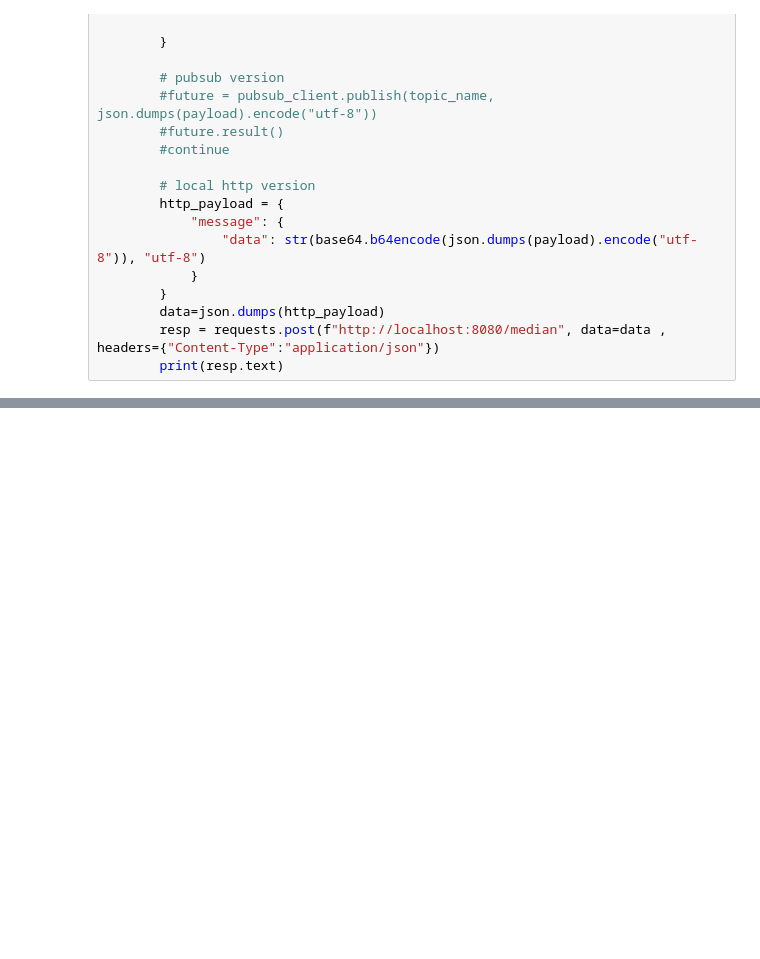
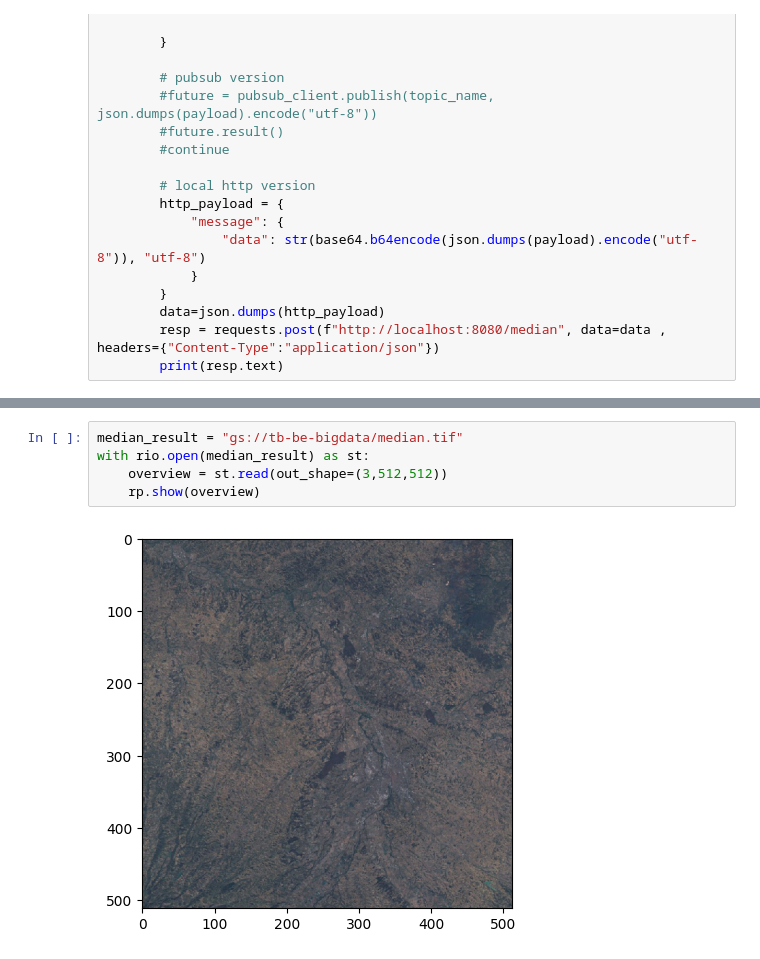
Before and after one commit to tbonfort/be-big-data, a Jupyter notebook: be.ipynb, the cells around one changed output, grey strips where cells are left out. Saved outputs shown, nothing was run; the diff lists cells and outputs as text; blank space fills up the shorter version.

```diff
--- a/be.ipynb
+++ b/be.ipynb
@@ -143,0 +190,7 @@ for x in range(0,image_width,tilesize):
+# %%
+median_result = "gs://tb-be-bigdata/median.tif"
+with rio.open(median_result) as st:
+    overview = st.read(out_shape=(3,512,512))
+    rp.show(overview)
+# %% [output]
+[figure, added]
```
Also changed, not shown: parts of 9 cells of this notebook.
